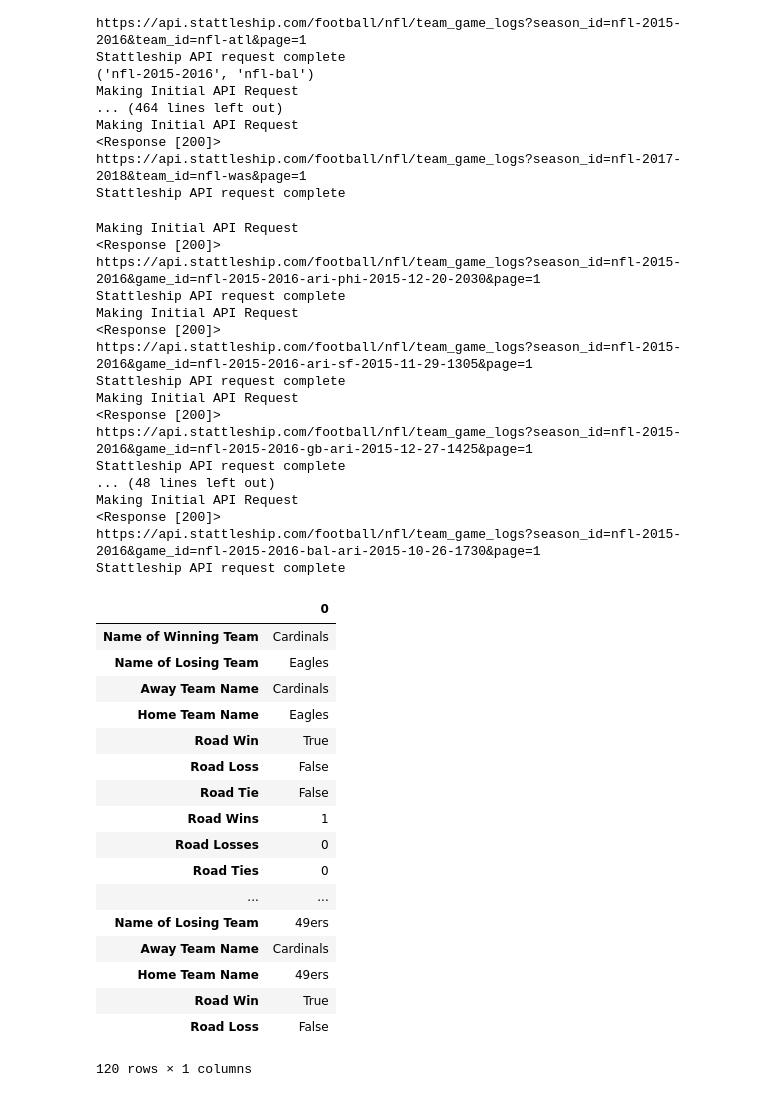
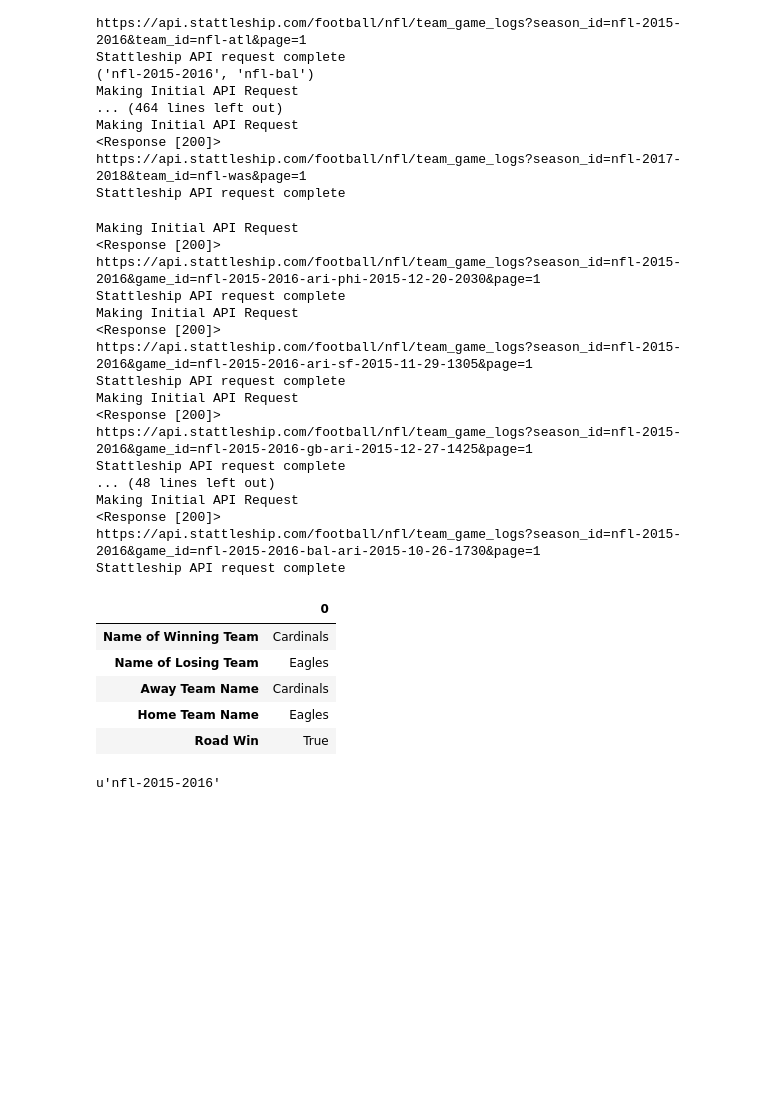
Before and after one commit to SportsReiter12/Data-Science, a Jupyter notebook: NFL Capstone Project/Data Wrangling/NFL Capstone Project Data Wrangling.ipynb, the cells around one changed output. Cells and saved outputs as stored; diff of their text form; code cells hidden in the pictures; blank space fills up the shorter version.

Commit message:
NFL Capstone Data Wrangling 09/28/2018
Working on issue with organizing query for loop

```diff
--- a/NFL Capstone Project/Data Wrangling/NFL Capstone Project Data Wrangling.ipynb
+++ b/NFL Capstone Project/Data Wrangling/NFL Capstone Project Data Wrangling.ipynb
@@ -22,3 +22,19 @@ def func(s):
     time_dict = {'9:30am': '0930', '12:00pm': '1200' , '12:30pm': '1230', '1:00pm': '1300', '1:05pm': '1305', '1:25pm': '1325' , '2:25pm': '1425', '4:05pm': '1605', '4:25pm': '1625', '4:30pm': '1630', '5:30pm': '1730' , '6:25pm': '1825' , '6:30pm': '1830' , '7:10pm': '1910', '8:15pm': '2015', '8:20pm': '2020','8:25pm' : '2025', '8:30pm': '2030', '10:20pm': '2220'}
     e6 = time_dict[l[7]]
     return e1 + '-' + e2 + '-' + e3 + '-' + str(l[5]) + '-' + e4 + '-' + e5 + '-' + e6
+# %%
+# Empty list for slugs
+slugs = []
+
+# List of slugs for Query
+season_slug = ['nfl-2015-2016', 'nfl-2016-2017', 'nfl-2017-2018']
+team_slug = ['nfl-ari', 'nfl-atl', 'nfl-bal', 'nfl-buf', 'nfl-car', 'nfl-chi', 'nfl-cin', 'nfl-cle', 'nfl-dal', 'nfl-den', 'nfl-det', 'nfl-gb', 'nfl-hou', 'nfl-ind', 'nfl-jac', 'nfl-kc', 'nfl-lac', 'nfl-stl', 'nfl-mia', 'nfl-min', 'nfl-ne', 'nfl-no', 'nfl-nyg', 'nfl-nyj', 'nfl-oak', 'nfl-phi', 'nfl-pit', 'nfl-sf', 'nfl-sea', 'nfl-tb', 'nfl-ten', 'nfl-was']
+
+New_query = Stattleship()
+Token = New_query.set_token('XXXXXXXXXXXXXXXXXXXXXXXXXXXXXXXX')
+
+# For Loop to go through each season for each team and add games to slugs list
+for season, team in product(season_slug, team_slug):
+    print(season, team)
+    Output = New_query.ss_get_results(sport='football', league='nfl', ep='team_game_logs', season_id=season, team_id=team)
+    slugs.append(Output)
@@ -24,0 +59,12 @@ def func(s):
+# %%
+# Flattens the list
+flattened_list = [item for sub_list in slugs for item in sub_list]
+
+name_list = []
+
+# Range is 96 because 32 teams multiplied by 3 seasons
+for i in range(96):
+    name = flattened_list[i]['games'][:]
+    name_list.append(name)
+
+log = [record[i][i]['name'] for record in name_list]
@@ -213,43 +266,36 @@ for name in games:
     s['Home Punting Net Yards'] = Output_two[0]['team_game_logs'][1]['punting_net_yards_avg']
     s['Home Penalties'] = Output_two[0]['team_game_logs'][1]['penalties']
     s['Home Penalty Yards'] = Output_two[0]['team_game_logs'][1]['penalty_yards']
     s['Home Penalty First Downs'] = Output_two[0]['team_game_logs'][1]['penalty_first_downs']
     df = pd.concat([df, s.to_frame()])
 
-df.head(120)
+df.head()
 # %% [output]
 Making Initial API Request
 <Response [200]>
 https://api.stattleship.com/football/nfl/team_game_logs?season_id=nfl-2015-2016&game_id=nfl-2015-2016-ari-phi-2015-12-20-2030&page=1
 Stattleship API request complete
 Making Initial API Request
 <Response [200]>
 https://api.stattleship.com/football/nfl/team_game_logs?season_id=nfl-2015-2016&game_id=nfl-2015-2016-ari-sf-2015-11-29-1305&page=1
 Stattleship API request complete
 Making Initial API Request
 <Response [200]>
 https://api.stattleship.com/football/nfl/team_game_logs?season_id=nfl-2015-2016&game_id=nfl-2015-2016-gb-ari-2015-12-27-1425&page=1
 Stattleship API request complete
 ... (48 lines left out)
 Making Initial API Request
 <Response [200]>
 https://api.stattleship.com/football/nfl/team_game_logs?season_id=nfl-2015-2016&game_id=nfl-2015-2016-bal-ari-2015-10-26-1730&page=1
 Stattleship API request complete
 |  | 0 |
 | Name of Winning Team | Cardinals |
 | Name of Losing Team | Eagles |
 | Away Team Name | Cardinals |
 | Home Team Name | Eagles |
 | Road Win | True |
-| Road Loss | False |
-| Road Tie | False |
-| Road Wins | 1 |
-| Road Losses | 0 |
-| Road Ties | 0 |
-| ... | ... |
-| Name of Losing Team | 49ers |
-| Away Team Name | Cardinals |
-| Home Team Name | 49ers |
-| Road Win | True |
-| Road Loss | False |
-120 rows × 1 columns
+# %%
+# Gets Season
+Output_two[0]['seasons'][0]['slug']
+# %% [output]
+u'nfl-2015-2016'
```
Also changed, not shown: parts of 3 cells of this notebook.
